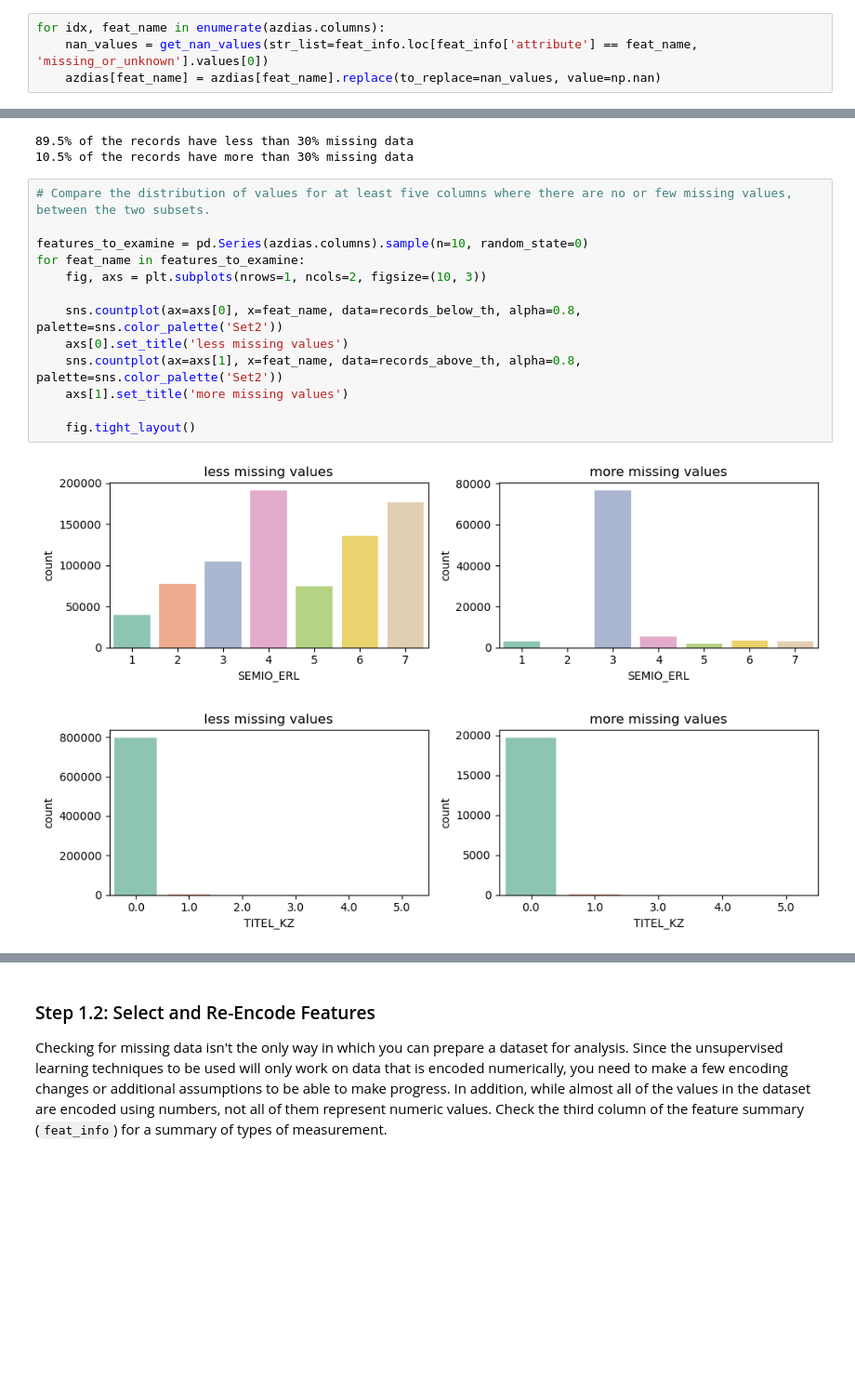
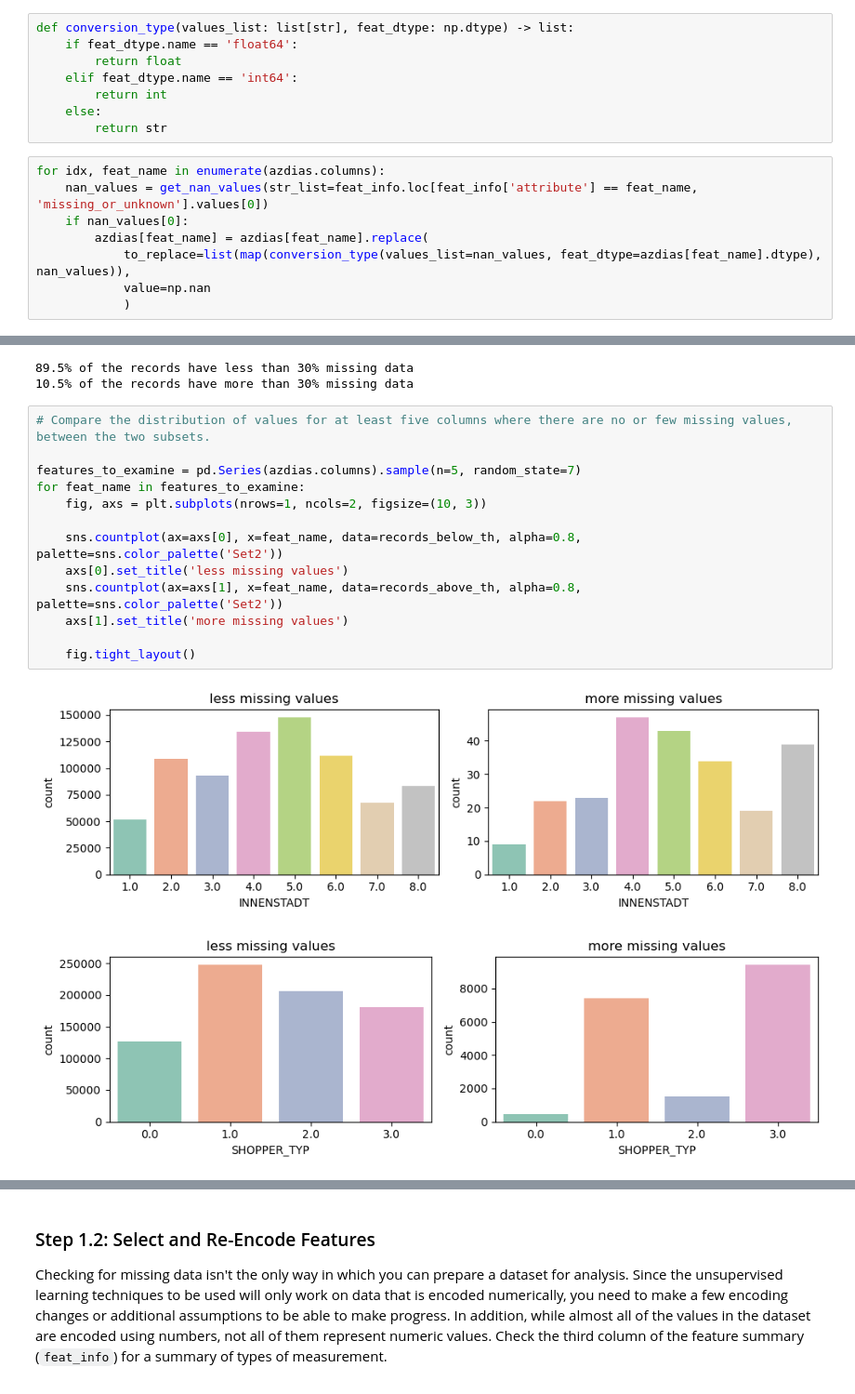
Before and after one commit to dorottyawinter/identify_customer_segments, a Jupyter notebook: Identify_Customer_Segments.ipynb, the cells around one changed output, grey strips where cells are left out. Shown: that part at 93% size. Saved outputs shown, nothing was run; the diff lists cells and outputs as text; blank space fills up the shorter version.

```diff
--- a/Identify_Customer_Segments.ipynb
+++ b/Identify_Customer_Segments.ipynb
@@ -189,10 +189,22 @@ The fourth column of the feature attributes summary (loaded in above as `feat_in
 **As one more reminder, you are encouraged to add additional cells to break up your analysis into manageable chunks.**
 # %%
 no_nan_azdias = azdias.isna().sum().sum()
+# %%
+def conversion_type(values_list: list[str], feat_dtype: np.dtype) -> list:
+    if feat_dtype.name == 'float64':
+        return float
+    elif feat_dtype.name == 'int64':
+        return int
+    else:
+        return str
 # %%
 for idx, feat_name in enumerate(azdias.columns):
     nan_values = get_nan_values(str_list=feat_info.loc[feat_info['attribute'] == feat_name, 'missing_or_unknown'].values[0])
-    azdias[feat_name] = azdias[feat_name].replace(to_replace=nan_values, value=np.nan)
+    if nan_values[0]:
+        azdias[feat_name] = azdias[feat_name].replace(
+            to_replace=list(map(conversion_type(values_list=nan_values, feat_dtype=azdias[feat_name].dtype), nan_values)),
+            value=np.nan
+            )
 # %%
 print(f"number of nan values before the conversion: {no_nan_azdias}")
 print(f"number of nan values after the conversion: {azdias.isna().sum().sum()}")
@@ -360,16 +375,16 @@ print(f"{(records_above_th.shape[0] / azdias.shape[0] * 100):.1f}% of the record
 # %%
 # Compare the distribution of values for at least five columns where there are no or few missing values, between the two subsets.
 
-features_to_examine = pd.Series(azdias.columns).sample(n=10, random_state=0)
+features_to_examine = pd.Series(azdias.columns).sample(n=5, random_state=7)
 for feat_name in features_to_examine:
     fig, axs = plt.subplots(nrows=1, ncols=2, figsize=(10, 3))
 
     sns.countplot(ax=axs[0], x=feat_name, data=records_below_th, alpha=0.8, palette=sns.color_palette('Set2'))
     axs[0].set_title('less missing values')
     sns.countplot(ax=axs[1], x=feat_name, data=records_above_th, alpha=0.8, palette=sns.color_palette('Set2'))
     axs[1].set_title('more missing values')
 
     fig.tight_layout()
 # %% [output]
-[figure, old version]
+[figure, new version]
-[figure, old version]
+[figure, new version]
```
Also changed, not shown: parts of 25 cells of this notebook.
